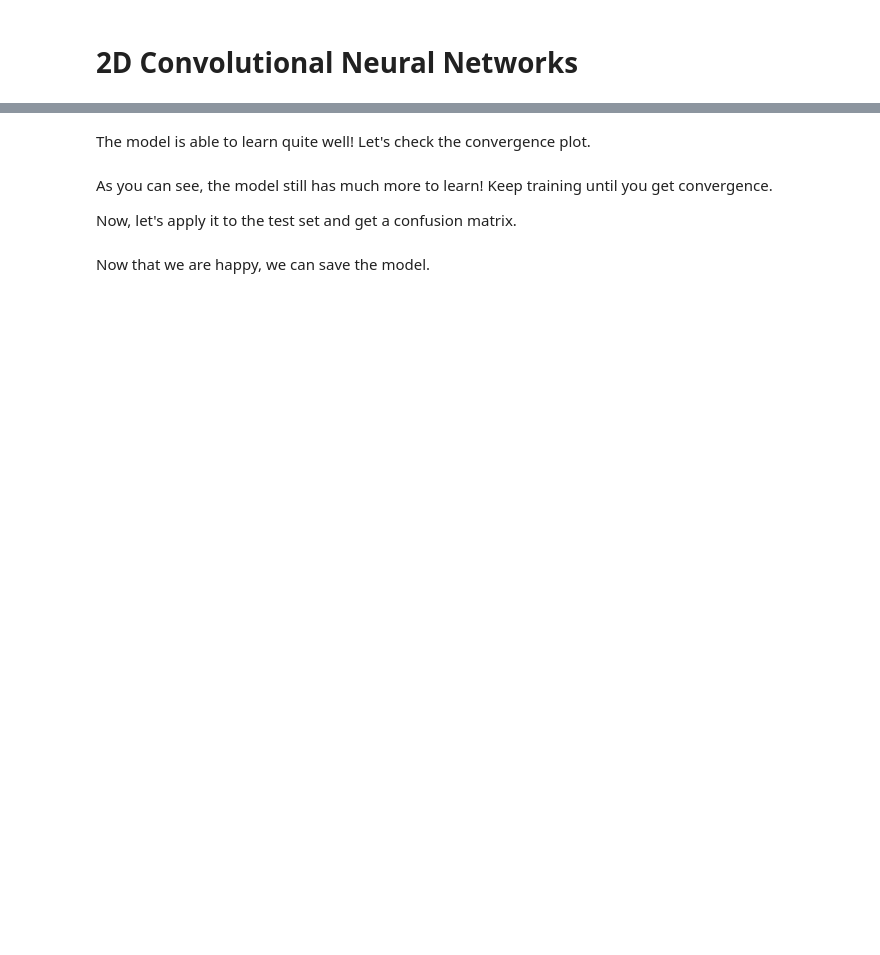
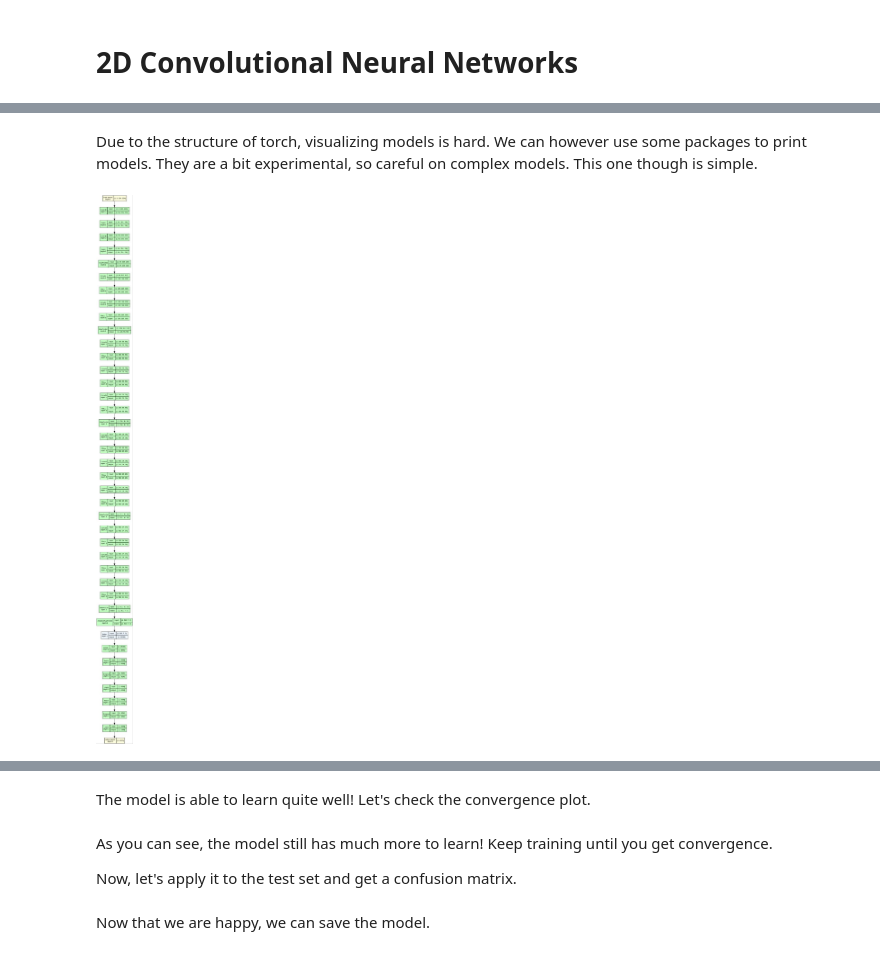
Before and after one commit to CBravoR/AdvancedAnalyticsLabs, a Jupyter notebook: notebooks/python/Lab_2D_Convolutions.ipynb, the cells around one changed output, grey strips where cells are left out. Cells and saved outputs as stored; diff of their text form; code cells hidden in the pictures; blank space fills up the shorter version.

```diff
--- a/notebooks/python/Lab_2D_Convolutions.ipynb
+++ b/notebooks/python/Lab_2D_Convolutions.ipynb
@@ -184,0 +77,9 @@ CBModel.fit(
+# %%
+# Load the model from pytorch using default weights.
+model = torchvision.models.vgg16(weights=None)
+checkpoint = torch.load('vgg16-397923af.pth')
+model.load_state_dict(checkpoint)
+print(f"This model is trained for {model.classifier[6].out_features} classes")
+
+# Move to the GPU
+model.to(device)
@@ -184,0 +127,2 @@ CBModel.fit(
+# %% [markdown]
+Due to the structure of torch, visualizing models is hard. We can however use some packages to print models. They are a bit experimental, so careful on complex models. This one though is simple.
@@ -184,0 +131,10 @@ CBModel.fit(
+# %%
+from torchview import draw_graph
+import graphviz
+%matplotlib inline
+graphviz.set_jupyter_format('jpg')
+
+model_graph = draw_graph(model, input_size=(1,3,224,224), device='meta')
+model_graph.visual_graph
+# %% [output]
+[figure, added]
```
Also changed, not shown: parts of 62 cells of this notebook, 1 other file.
